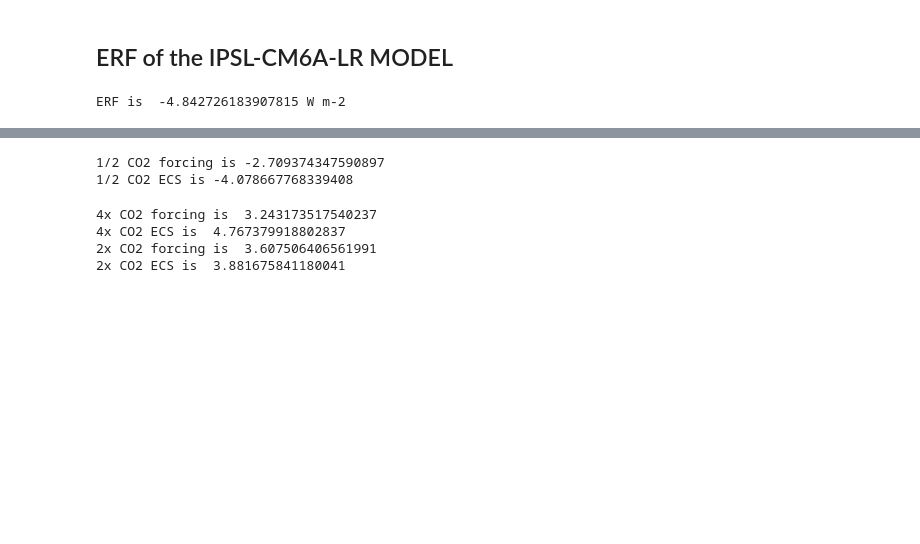
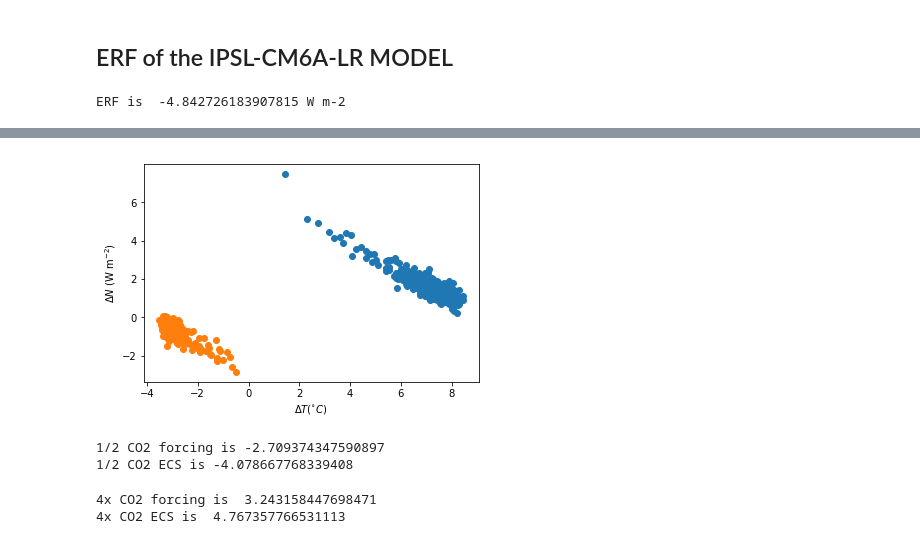
Before and after one commit to katemarvel/WCRP_ECS, a Jupyter notebook: LGM_IPSL.ipynb, the cells around one changed output, grey strips where cells are left out. Saved outputs shown, nothing was run; the diff lists cells and outputs as text; code cells hidden in the pictures; blank space fills up the shorter version.

Commit message:
fixed IPSL bug

```diff
--- a/LGM_IPSL.ipynb
+++ b/LGM_IPSL.ipynb
@@ -71,8 +71,8 @@ model="IPSL-CM6A-LR"
 model_lgm_id="ipsl-ice6g"
 #datadirec="/Users/kmarvel/Documents/DATA/LGM/LGM-Adjustments/"+model_lgm_id+"/"
 #MODIFY rootstem depending on where you are
-#rootstem="/Volumes/SahelData/LGM/"
-rootstem="/Users/kmarvel/Documents/DATA/LGM/"
+rootstem="/Volumes/SahelData/LGM/"
+#rootstem="/Users/kmarvel/Documents/DATA/LGM/"
 datadirec=rootstem+"LGM-Adjustments/"+model_lgm_id+"/"
 pidirec=rootstem+"ProcessedFromMary/"+model+"/piControl/TimeMeans/"
 #datadirec="/Users/kmarvel/Documents/DATA/LGM/LGM-Adjustments/ipsl-ice6g/"
@@ -416,7 +406,8 @@ def get_cmip6_piControl(variable,model):
 
     cdutil.setTimeBoundsMonthly(data)
     return data
-rsdtpiC=get_cmip6_piControl("rsdt","IPSL-CM6A-LR")
+#rsdtpiC=get_cmip6_piControl("rsdt","IPSL-CM6A-LR")
+rsdtpiC=rsdt4
 rsutpiC=get_cmip6_piControl("rsut","IPSL-CM6A-LR")
 rlutpiC=get_cmip6_piControl("rlut","IPSL-CM6A-LR")
 #TOApiC=rsdtpiC-(rsutpiC+rlutpiC)
@@ -463,20 +453,20 @@ np.polyval(p,0.)
 
 
 lam4,Fcing4=p
-ECS4x=0.5*Fcing4/-lam4
+ECS4x=Fcing4/-lam4
 
-y2=cdutil.YEAR(TOA2)-TOApiC
-x2=cdutil.YEAR(T2)-TpiC
+# y2=cdutil.YEAR(TOA2)-TOApiC
+# x2=cdutil.YEAR(T2)-TpiC
 
 
-plt.plot(x2.asma(),y2.asma(),"o")
-p2=np.polyfit(x2,y2,1)
-xn=np.arange(0,np.max(x2)+.1,.1)
-plt.plot(xn,np.polyval(p2,xn),ls="--")
-xlab=plt.xlabel(r'$\Delta T (^{\circ}C)$')
-ylab=plt.ylabel(r'$\Delta N$ (W m$^{-2})$')
+# plt.plot(x2.asma(),y2.asma(),"o")
+# p2=np.polyfit(x2,y2,1)
+# xn=np.arange(0,np.max(x2)+.1,.1)
+# plt.plot(xn,np.polyval(p2,xn),ls="--")
+# xlab=plt.xlabel(r'$\Delta T (^{\circ}C)$')
+# ylab=plt.ylabel(r'$\Delta N$ (W m$^{-2})$')
 
 
-lam2,Fcing2=p2
-ECS2=Fcing2/-lam2
+# lam2,Fcing2=p2
+# ECS2=Fcing2/-lam2
 # %% [output]
@@ -485,3 +473,4 @@ ECS2=Fcing2/-lam2
+[figure, added]
 # %%
 print("1/2 CO2 forcing is", Fcing)
 print("1/2 CO2 ECS is", ECS0p5)
@@ -490,12 +479,10 @@ print("1/2 CO2 ECS is", ECS0p5)
 1/2 CO2 ECS is -4.078667768339408
 # %%
 print("4x CO2 forcing is ",Fcing4/2.)
-print("4x CO2 ECS is ",ECS4x)
-print("2x CO2 forcing is ",Fcing2)
-print("2x CO2 ECS is ",ECS2)
+print("4x CO2 ECS is ",ECS4x/2.)
+#print("2x CO2 forcing is ",Fcing2)
+#print("2x CO2 ECS is ",ECS2)
 # %% [output]
-4x CO2 forcing is  3.243173517540237
-4x CO2 ECS is  4.767379918802837
-2x CO2 forcing is  3.607506406561991
-2x CO2 ECS is  3.881675841180041
+4x CO2 forcing is  3.243158447698471
+4x CO2 ECS is  4.767357766531113
 # %%
```
Also changed, not shown: parts of 14 cells of this notebook, 1 other file.
